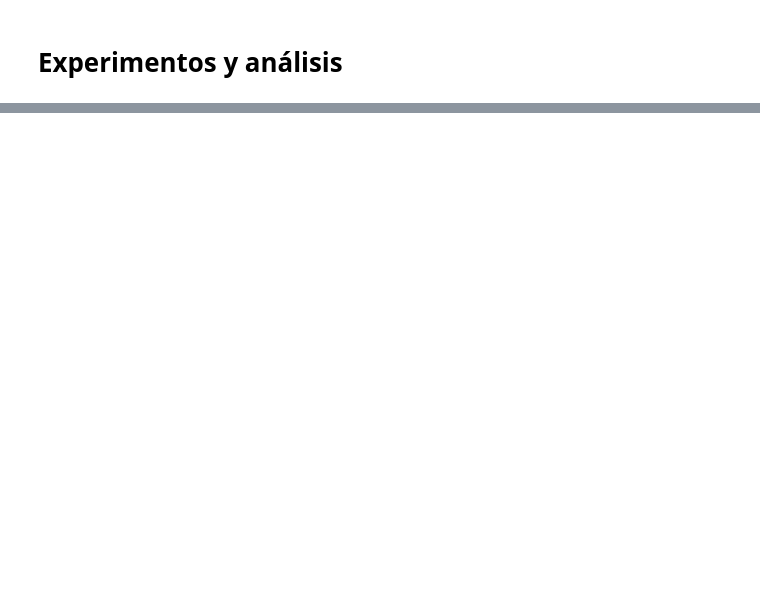
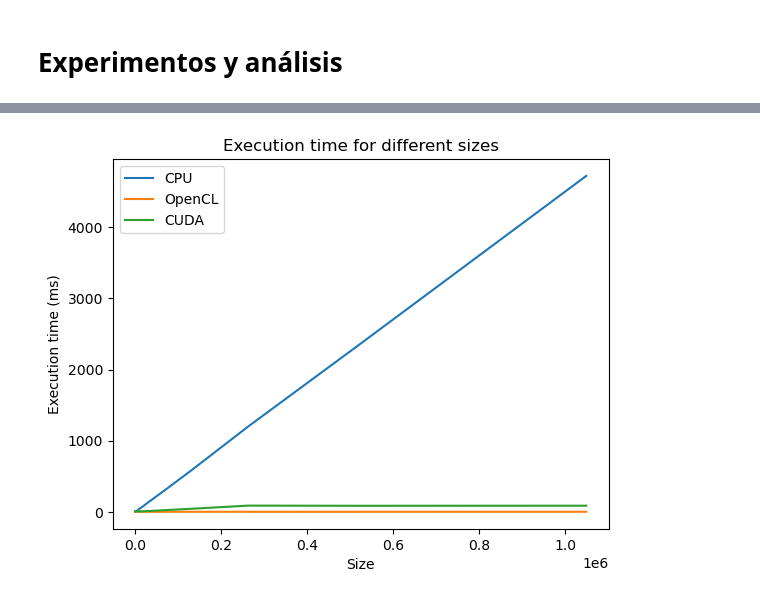
Before and after one commit to tinSegur/CC7515-Tarea2, a Jupyter notebook: experiment/exp.ipynb, the cells around one changed output, grey strips where cells are left out. Drawn from its saved outputs; the diff is of its cells as text; code cells hidden in the pictures; blank space fills up the shorter version.

```diff
--- a/experiment/exp.ipynb
+++ b/experiment/exp.ipynb
@@ -33,0 +102,13 @@ TypeError: expected str, bytes or os.PathLike object, not int
+# %%
+# plot avg execution time for each size
+fig, ax = plt.subplots()
+ax.plot(cpu_avg.index, cpu_avg["execution time"], label="CPU")
+ax.plot(cl_avg.index, cl_avg["execution time"], label="OpenCL")
+ax.plot(cuda_avg.index, cuda_avg["execution time"], label="CUDA")
+ax.set_xlabel("Size")
+ax.set_ylabel("Execution time (ms)")
+ax.legend()
+plt.title("Execution time for different sizes")
+plt.show()
+# %% [output]
+[figure, added]
```
Also changed, not shown: parts of 9 cells of this notebook, 2 other files.
